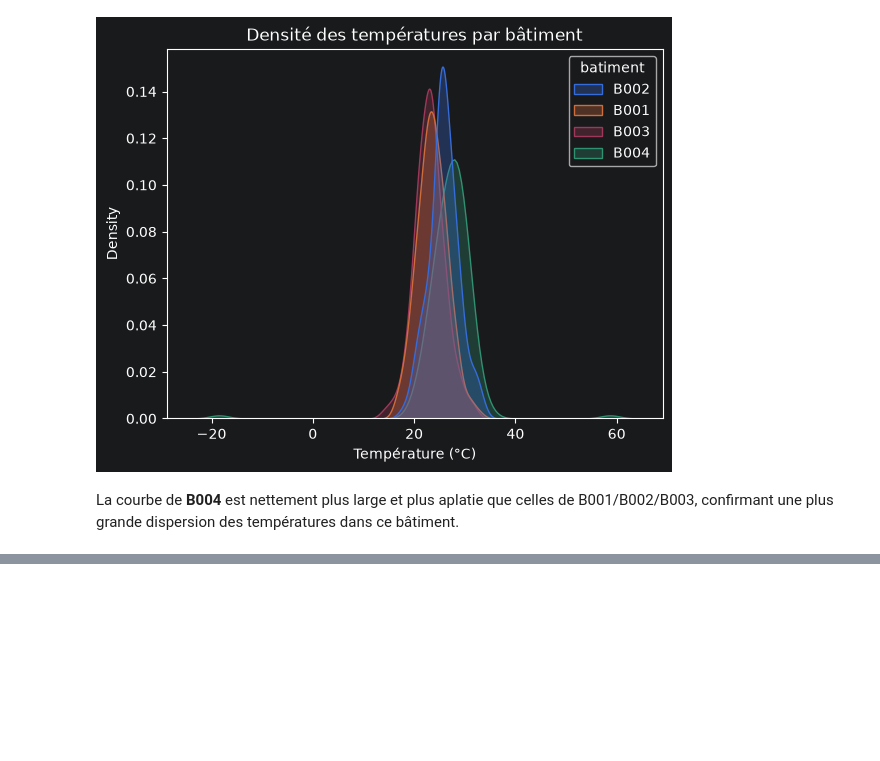
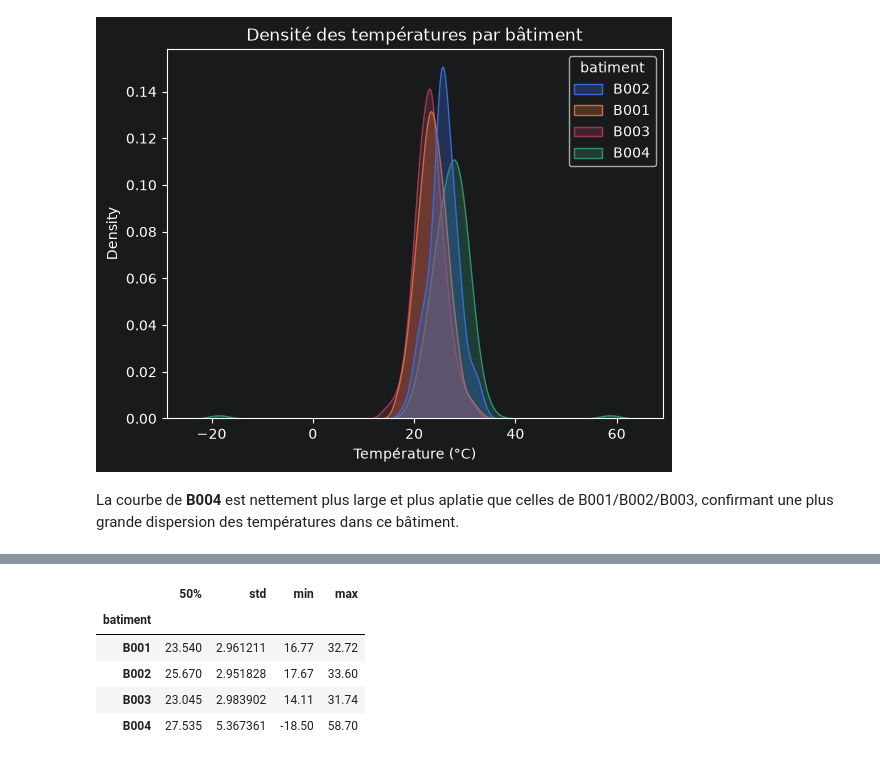
Before and after one commit to Abdouaziz2/atelier_seaborn_iot, a Jupyter notebook: notebooks/atelier_seaborn_iot.ipynb, the cells around one changed output, grey strips where cells are left out. Cells and saved outputs as stored; diff of their text form; code cells hidden in the pictures; blank space fills up the shorter version.

```diff
--- a/notebooks/atelier_seaborn_iot.ipynb
+++ b/notebooks/atelier_seaborn_iot.ipynb
@@ -213,0 +239,12 @@ confirmant une plus grande dispersion des températures dans ce bâtiment.
+# %%
+# On calcule les statistiques exactes pour appuyer la lecture visuelle du boxplot
+# groupby("batiment") regroupe les lignes par bâtiment, puis describe() calcule les stats par groupe
+df.groupby("batiment")["temperature"].describe()[["50%", "std", "min", "max"]]
+# 50% = médiane, std = écart-type (mesure de dispersion), min/max = valeurs extrêmes observées
+# %% [output]
+|  | 50% | std | min | max |
+| batiment |  |  |  |  |
+| B001 | 23.540 | 2.961211 | 16.77 | 32.72 |
+| B002 | 25.670 | 2.951828 | 17.67 | 33.60 |
+| B003 | 23.045 | 2.983902 | 14.11 | 31.74 |
+| B004 | 27.535 | 5.367361 | -18.50 | 58.70 |
```
Also changed, not shown: parts of 6 cells of this notebook.
